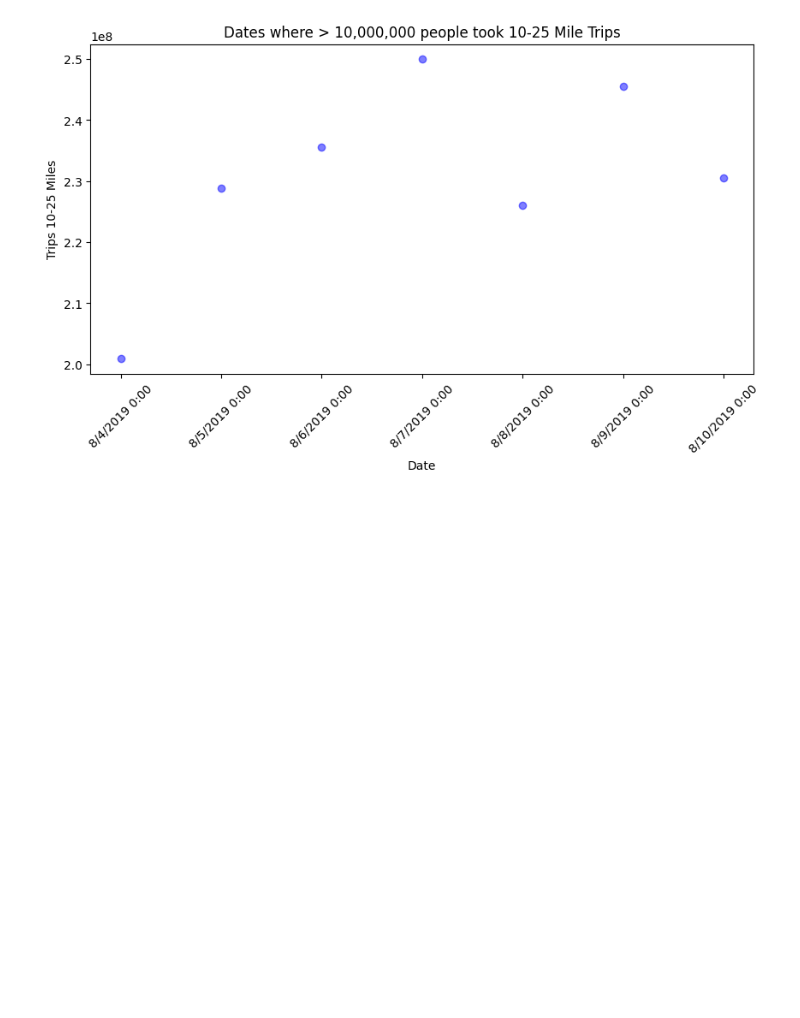
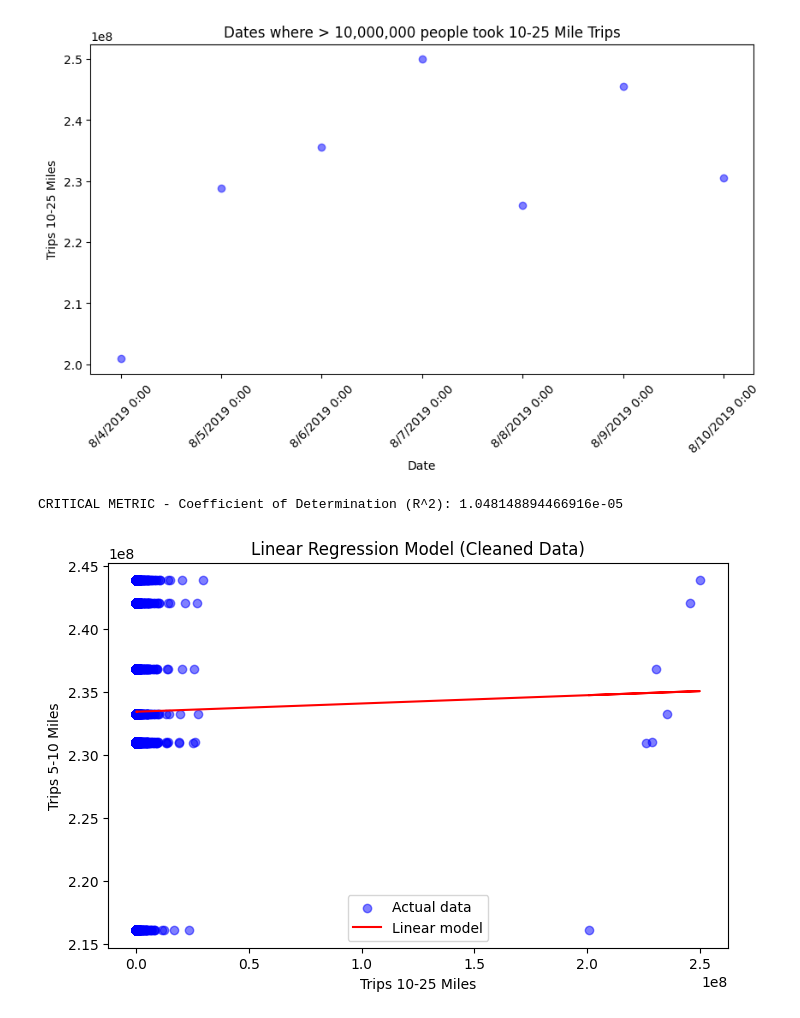
Before and after one commit to Thanni914/5004-PROJECT-BIG-DATA, a Jupyter notebook: work.ipynb, the cells around one changed output. Cells and saved outputs as stored; diff of their text form; code cells hidden in the pictures; blank space fills up the shorter version.

```diff
--- a/work.ipynb
+++ b/work.ipynb
@@ -98,3 +98,36 @@ plt.show()
 # %% [output]
 [figure]
 [figure]
+# %%
+national_only['Date'] = dd.to_datetime(national_only['Date'])
+
+
+df_x = small_dataset[['Date', 'Number of Trips 10-25']].compute()
+df_y = national_only[national_only['Date'].between(start_date, end_date)][['Date', 'Trips 5-10 Miles']].compute()
+
+combined = pd.merge(df_x, df_y, on='Date').dropna()
+
+x_model = combined[['Number of Trips 10-25']].values
+y_model = combined[['Trips 5-10 Miles']].values
+
+if len(combined) > 0:
+    model = LinearRegression()
+    model.fit(x_model, y_model)
+
+    r_sq = model.score(x_model, y_model)
+    print(f"CRITICAL METRIC - Coefficient of Determination (R^2): {r_sq}")
+
+    y_pred_linear = model.predict(x_model)
+    plt.figure(figsize=(8,5))
+    plt.scatter(x_model, y_model, color='blue', label='Actual data', alpha=0.5)
+    plt.plot(x_model, y_pred_linear, color='red', label='Linear model')
+    plt.xlabel('Trips 10-25 Miles')
+    plt.ylabel('Trips 5-10 Miles')
+    plt.title('Linear Regression Model (Cleaned Data)')
+    plt.legend()
+    plt.show()
+else:
+    print("Error: No overlapping data points found between the two datasets for the selected date range.")
+# %% [output]
+CRITICAL METRIC - Coefficient of Determination (R^2): 1.048148894466916e-05
+[figure, added]
```
Also changed, not shown: parts of 1 cell of this notebook.
